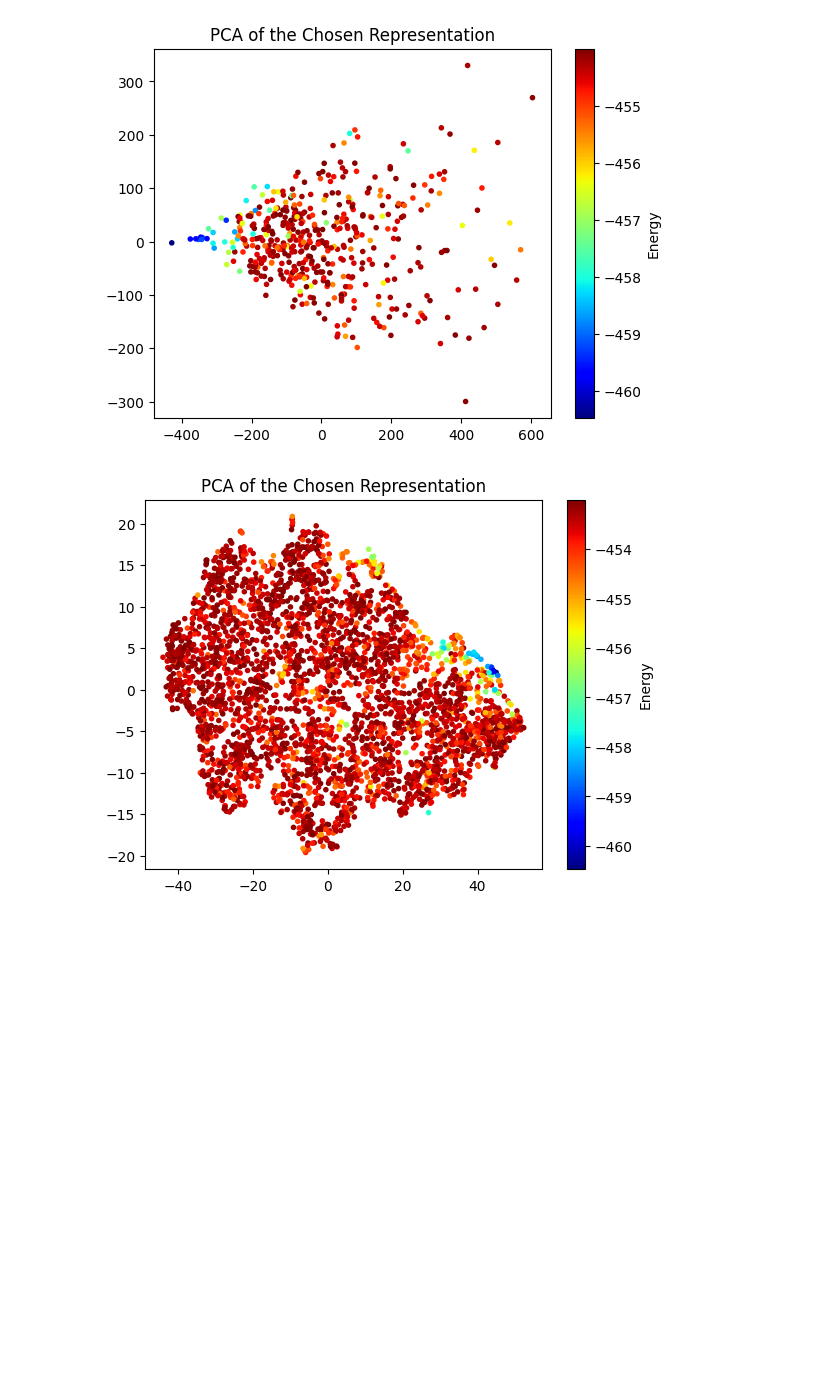
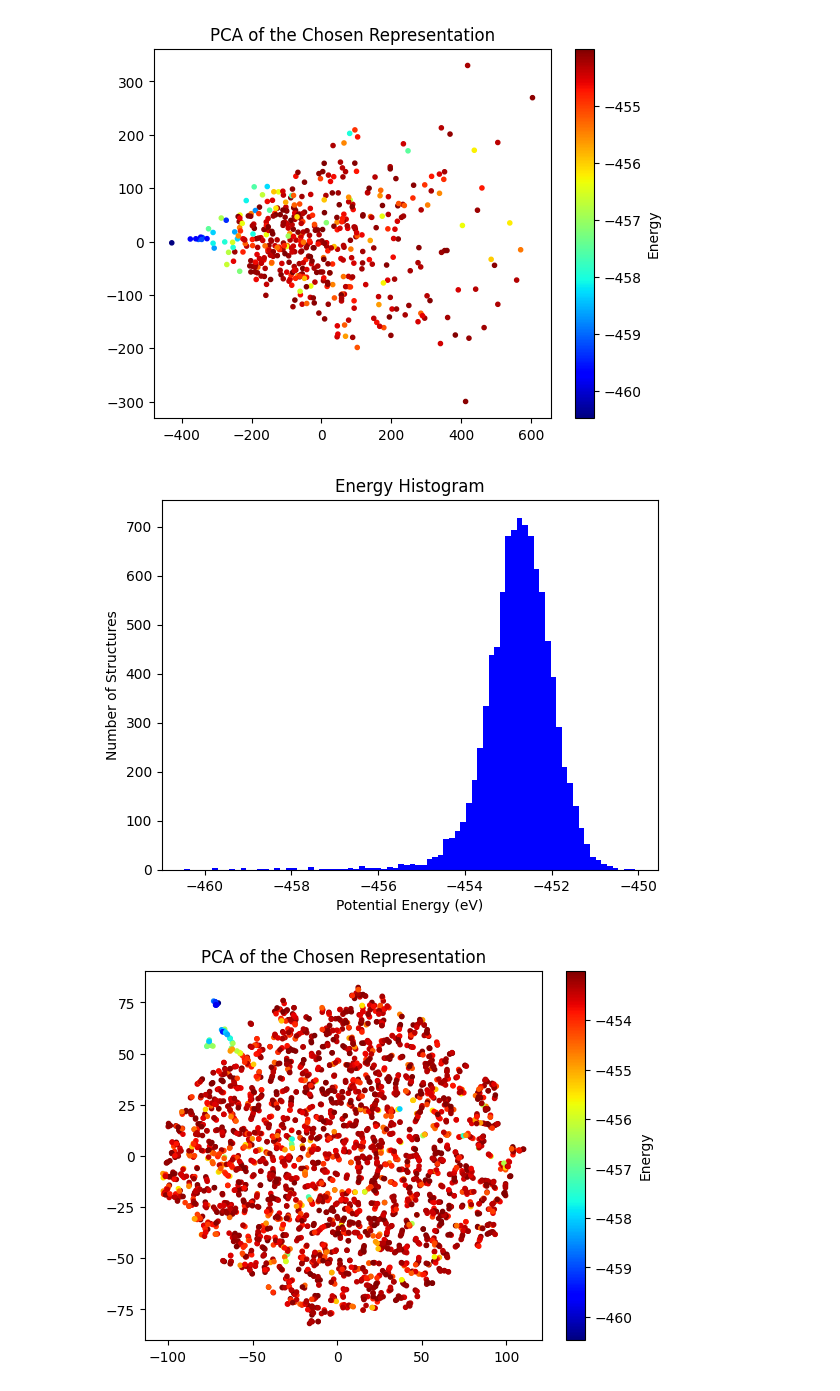
Before and after one commit to jpalastus/Notebooks, a Jupyter notebook: Oleron Solidification School 2024/Processing_data_for_the_school.ipynb, the cells around one changed output. Cells and saved outputs as stored; diff of their text form; code cells hidden in the pictures; blank space fills up the shorter version.

```diff
--- a/Oleron Solidification School 2024/Processing_data_for_the_school.ipynb
+++ b/Oleron Solidification School 2024/Processing_data_for_the_school.ipynb
@@ -85,24 +183,35 @@ explained variance ratio (first two components): [0.68284626 0.13259963]
 # %%
 import matplotlib.pyplot as plt
 from sklearn import datasets
 from sklearn.manifold import TSNE, locally_linear_embedding
 import numpy as np
 
-X = np.load('mbtr.npy')
-#X = np.load('cm.npy')
-y = np.load('energies.npy')
+##LOADING FILES
+#X = np.load('/content/Notebooks/Oleron Solidification School 2024/data/Cu147_nanoclusters/mbtr.npy')
+X = np.load('/content/Notebooks/Oleron Solidification School 2024/data/Cu147_nanoclusters/cm.npy')
+y = np.load('/content/Notebooks/Oleron Solidification School 2024/data/Cu147_nanoclusters/energies.npy')
+
+#Checking the energy distribution
+fig, ax = plt.subplots()
+ax.set_title("Energy Histogram")
+ax.set_xlabel("Potential Energy (eV)")
+ax.set_ylabel("Number of Structures")
+N, bins, patches = ax.hist(y, bins=80, color="b")
+plt.show()
+
+
+#Lets try to visualize some of the data....
 X=X[y<-453]
 y=y[y<-453]
-
 #X_r, _ = locally_linear_embedding(X,n_neighbors=50, n_components=2)
-X_r = TSNE(n_components=2,perplexity=100,early_exaggeration=50).fit_transform(X)
-
+X_r = TSNE(n_components=2,perplexity=5,early_exaggeration=10).fit_transform(X)
 
 plt.figure()
 dist=plt.scatter(X_r[:,0], X_r[:,1], marker='.', c=y, cmap='jet')
 plt.title("PCA of the Chosen Representation")
 cbar = plt.colorbar(dist)
 cbar.set_label('Energy', rotation=90)
 plt.show()
 # %% [output]
-[figure, old version]
+[figure, new version]
+[figure, added]
```
Also changed, not shown: parts of 16 cells of this notebook.
